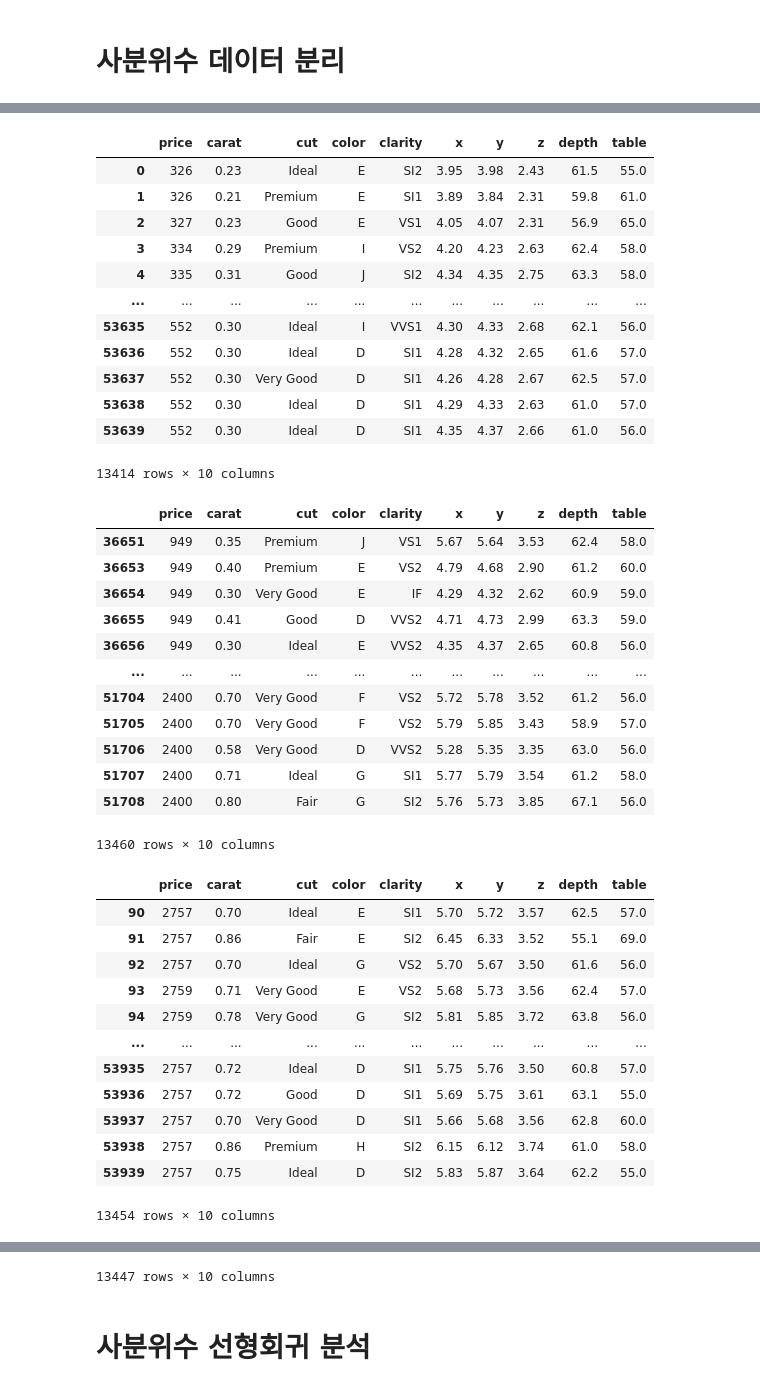
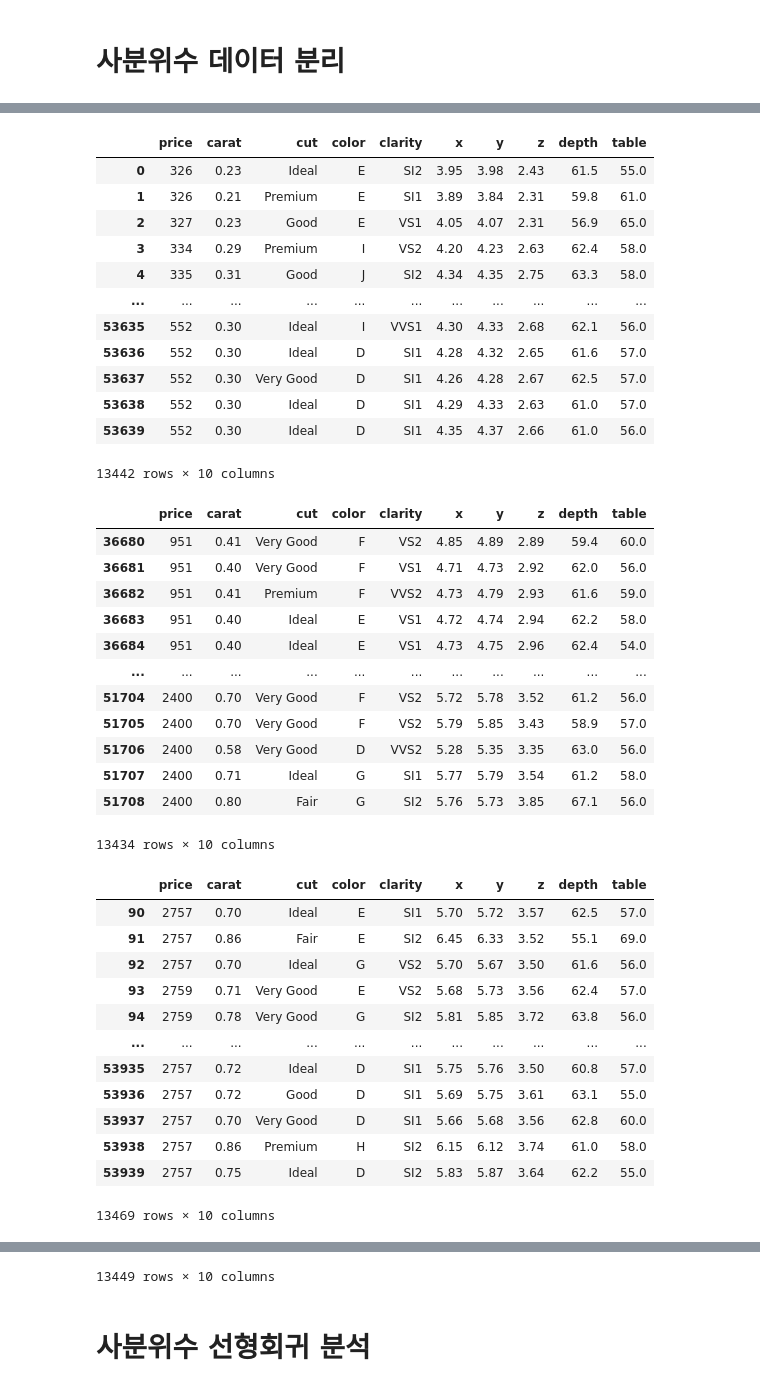
Before and after one commit to BeakJW/Diamond-Project, a Jupyter notebook: notebooks/seongyu/work.ipynb, the cells around one changed output, grey strips where cells are left out. Saved outputs shown, nothing was run; the diff lists cells and outputs as text; code cells hidden in the pictures.

```diff
--- a/notebooks/seongyu/work.ipynb
+++ b/notebooks/seongyu/work.ipynb
@@ -81,2 +88,2 @@ np.int64(146)
 # %%
-df1=origin.drop_duplicates()
+df=origin.drop_duplicates()
@@ -92,8 +103,6 @@ x, y, z 값이 0 이하인 데이터 비율 : 0.03531992415511024
 > 다이아몬드의 크기를 결정하는 x, y, z가 0 이하인 데이터는 결측치로 판단
 # %% [markdown]
 > 결측률이 5% 미만이기에 결측치를 제거 후 데이터 분석 진행
-# %%
-df=df1.drop(index=df1[(df1['x']==0) | (df1['y']==0) | (df1['z']==0)].index)
 # %%
 # 원본 데이터와 전처리 이후 데이터 수 비교
 
@@ -118,39 +649,39 @@ print(q3)
 # %%
-df_q1=df[df['price']<949]
-df_q2=df[(df['price']>=949) & (df['price']<2401)]
-df_q3=df[(df['price']>=2401) & (df['price']<5323.25)]
-df_q4=df[df['price']>=5323.25]
+df_q1=df[df['price']<q1]
+df_q2=df[(df['price']>=q1) & (df['price']<q2)]
+df_q3=df[(df['price']>=q2) & (df['price']<q3)]
+df_q4=df[df['price']>=q3]
 display(df_q1)
 display(df_q2)
 display(df_q3)
 display(df_q4)
 # %% [output]
 |  | price | carat | cut | color | clarity | x | y | z | depth | table |
 | 0 | 326 | 0.23 | Ideal | E | SI2 | 3.95 | 3.98 | 2.43 | 61.5 | 55.0 |
 | 1 | 326 | 0.21 | Premium | E | SI1 | 3.89 | 3.84 | 2.31 | 59.8 | 61.0 |
 | 2 | 327 | 0.23 | Good | E | VS1 | 4.05 | 4.07 | 2.31 | 56.9 | 65.0 |
 | 3 | 334 | 0.29 | Premium | I | VS2 | 4.20 | 4.23 | 2.63 | 62.4 | 58.0 |
 | 4 | 335 | 0.31 | Good | J | SI2 | 4.34 | 4.35 | 2.75 | 63.3 | 58.0 |
 | ... | ... | ... | ... | ... | ... | ... | ... | ... | ... | ... |
 | 53635 | 552 | 0.30 | Ideal | I | VVS1 | 4.30 | 4.33 | 2.68 | 62.1 | 56.0 |
 | 53636 | 552 | 0.30 | Ideal | D | SI1 | 4.28 | 4.32 | 2.65 | 61.6 | 57.0 |
 | 53637 | 552 | 0.30 | Very Good | D | SI1 | 4.26 | 4.28 | 2.67 | 62.5 | 57.0 |
 | 53638 | 552 | 0.30 | Ideal | D | SI1 | 4.29 | 4.33 | 2.63 | 61.0 | 57.0 |
 | 53639 | 552 | 0.30 | Ideal | D | SI1 | 4.35 | 4.37 | 2.66 | 61.0 | 56.0 |
-13414 rows × 10 columns
+13442 rows × 10 columns
 |  | price | carat | cut | color | clarity | x | y | z | depth | table |
-| 36651 | 949 | 0.35 | Premium | J | VS1 | 5.67 | 5.64 | 3.53 | 62.4 | 58.0 |
-| 36653 | 949 | 0.40 | Premium | E | VS2 | 4.79 | 4.68 | 2.90 | 61.2 | 60.0 |
-| 36654 | 949 | 0.30 | Very Good | E | IF | 4.29 | 4.32 | 2.62 | 60.9 | 59.0 |
-| 36655 | 949 | 0.41 | Good | D | VVS2 | 4.71 | 4.73 | 2.99 | 63.3 | 59.0 |
-| 36656 | 949 | 0.30 | Ideal | E | VVS2 | 4.35 | 4.37 | 2.65 | 60.8 | 56.0 |
+| 36680 | 951 | 0.41 | Very Good | F | VS2 | 4.85 | 4.89 | 2.89 | 59.4 | 60.0 |
+| 36681 | 951 | 0.40 | Very Good | F | VS1 | 4.71 | 4.73 | 2.92 | 62.0 | 56.0 |
+| 36682 | 951 | 0.41 | Premium | F | VVS2 | 4.73 | 4.79 | 2.93 | 61.6 | 59.0 |
+| 36683 | 951 | 0.40 | Ideal | E | VS1 | 4.72 | 4.74 | 2.94 | 62.2 | 58.0 |
+| 36684 | 951 | 0.40 | Ideal | E | VS1 | 4.73 | 4.75 | 2.96 | 62.4 | 54.0 |
 | ... | ... | ... | ... | ... | ... | ... | ... | ... | ... | ... |
 | 51704 | 2400 | 0.70 | Very Good | F | VS2 | 5.72 | 5.78 | 3.52 | 61.2 | 56.0 |
 | 51705 | 2400 | 0.70 | Very Good | F | VS2 | 5.79 | 5.85 | 3.43 | 58.9 | 57.0 |
 | 51706 | 2400 | 0.58 | Very Good | D | VVS2 | 5.28 | 5.35 | 3.35 | 63.0 | 56.0 |
 | 51707 | 2400 | 0.71 | Ideal | G | SI1 | 5.77 | 5.79 | 3.54 | 61.2 | 58.0 |
 | 51708 | 2400 | 0.80 | Fair | G | SI2 | 5.76 | 5.73 | 3.85 | 67.1 | 56.0 |
-13460 rows × 10 columns
+13434 rows × 10 columns
 |  | price | carat | cut | color | clarity | x | y | z | depth | table |
 | 90 | 2757 | 0.70 | Ideal | E | SI1 | 5.70 | 5.72 | 3.57 | 62.5 | 57.0 |
 | 91 | 2757 | 0.86 | Fair | E | SI2 | 6.45 | 6.33 | 3.52 | 55.1 | 69.0 |
@@ -163,5 +694,5 @@ display(df_q4)
 | 53937 | 2757 | 0.70 | Very Good | D | SI1 | 5.66 | 5.68 | 3.56 | 62.8 | 60.0 |
 | 53938 | 2757 | 0.86 | Premium | H | SI2 | 6.15 | 6.12 | 3.74 | 61.0 | 58.0 |
 | 53939 | 2757 | 0.75 | Ideal | D | SI2 | 5.83 | 5.87 | 3.64 | 62.2 | 55.0 |
-13454 rows × 10 columns
+13469 rows × 10 columns
 |  | price | carat | cut | color | clarity | x | y | z | depth | table |
@@ -176,7 +707,7 @@ display(df_q4)
 | 27747 | 18806 | 1.51 | Ideal | G | IF | 7.37 | 7.41 | 4.56 | 61.7 | 55.0 |
 | 27748 | 18818 | 2.00 | Very Good | G | SI1 | 7.90 | 7.97 | 5.04 | 63.5 | 56.0 |
 | 27749 | 18823 | 2.29 | Premium | I | VS2 | 8.50 | 8.47 | 5.16 | 60.8 | 60.0 |
-13447 rows × 10 columns
+13449 rows × 10 columns
 # %% [markdown]
 # 사분위수 선형회귀 분석
 # %%
```
Also changed, not shown: parts of 25 cells of this notebook, 1 other file.
